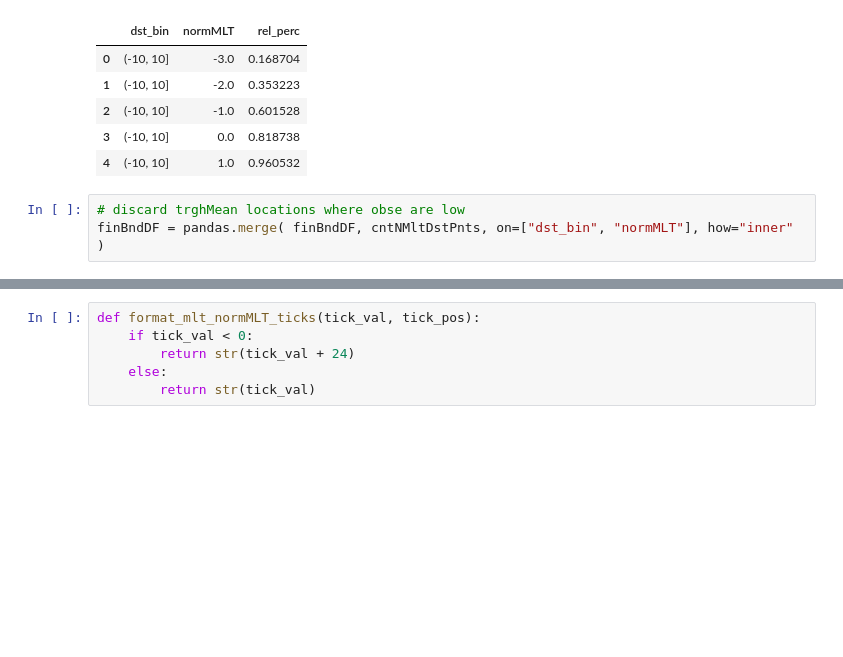
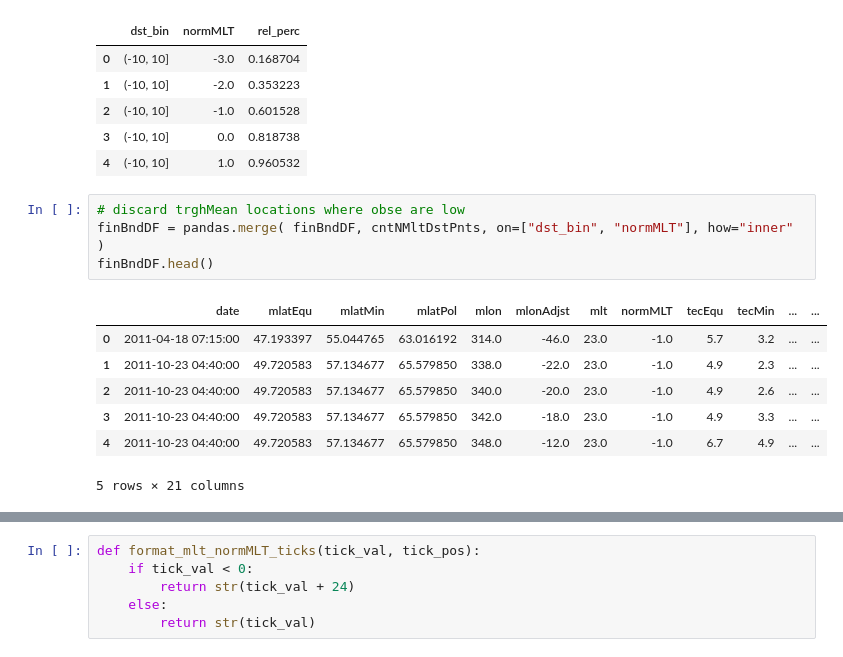
Before and after one commit to bharatreddy/sapstec, a Jupyter notebook: ipy/full_gmag.ipynb, the cells around one changed output, grey strips where cells are left out. Saved outputs shown, nothing was run; the diff lists cells and outputs as text; blank space fills up the shorter version.

```diff
--- a/ipy/full_gmag.ipynb
+++ b/ipy/full_gmag.ipynb
@@ -45,5 +45,14 @@ cntNMltDstPnts.head()
 # %%
 # discard trghMean locations where obse are low
 finBndDF = pandas.merge( finBndDF, cntNMltDstPnts, on=["dst_bin", "normMLT"], how="inner" )
+finBndDF.head()
+# %% [output]
+|  | date | mlatEqu | mlatMin | mlatPol | mlon | mlonAdjst | mlt | normMLT | tecEqu | tecMin | ... | ... |
+| 0 | 2011-04-18 07:15:00 | 47.193397 | 55.044765 | 63.016192 | 314.0 | -46.0 | 23.0 | -1.0 | 5.7 | 3.2 | ... | ... |
+| 1 | 2011-10-23 04:40:00 | 49.720583 | 57.134677 | 65.579850 | 338.0 | -22.0 | 23.0 | -1.0 | 4.9 | 2.3 | ... | ... |
+| 2 | 2011-10-23 04:40:00 | 49.720583 | 57.134677 | 65.579850 | 340.0 | -20.0 | 23.0 | -1.0 | 4.9 | 2.6 | ... | ... |
+| 3 | 2011-10-23 04:40:00 | 49.720583 | 57.134677 | 65.579850 | 342.0 | -18.0 | 23.0 | -1.0 | 4.9 | 3.3 | ... | ... |
+| 4 | 2011-10-23 04:40:00 | 49.720583 | 57.134677 | 65.579850 | 348.0 | -12.0 | 23.0 | -1.0 | 6.7 | 4.9 | ... | ... |
+5 rows × 21 columns
 # %%
 trghMeanDF = finBndDF.groupby( ["dst_bin", "normMLT", "mlt"] ).mean().reset_index()
```
Also changed, not shown: parts of 7 cells of this notebook, 23 other files.
